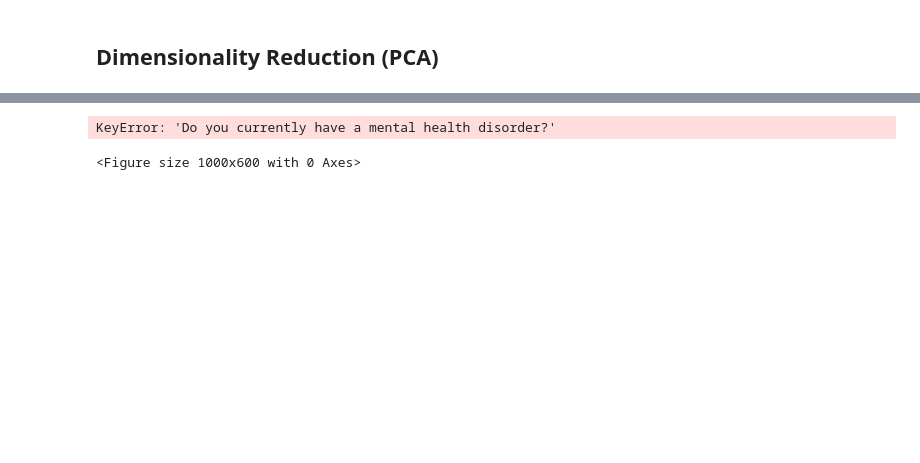
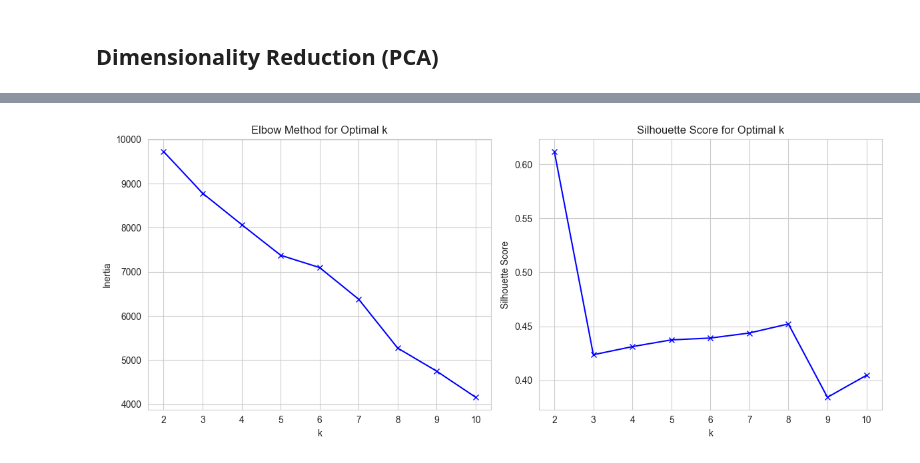
Before and after one commit to KonradKlein91/ml_unservised_learning, a Jupyter notebook: main.ipynb, the cells around one changed output, grey strips where cells are left out. Saved outputs shown, nothing was run; the diff lists cells and outputs as text; code cells hidden in the pictures; blank space fills up the shorter version.

Commit message:
add pca and clustering

```diff
--- a/main.ipynb
+++ b/main.ipynb
@@ -1354,11 +1264,0 @@ Statistics have been saved to 'dataset_statistics.txt'
-# %%
-# 1. Bar plot: Mental health condition distribution
-plt.figure(figsize=(10, 6))
-df['Do you currently have a mental health disorder?'].value_counts().plot(kind='bar')
-plt.title('Distribution of Mental Health Conditions')
-plt.xlabel('Response')
-plt.ylabel('Count')
-plt.show()
-# %% [output]
-KeyError: 'Do you currently have a mental health disorder?'
-<Figure size 1000x600 with 0 Axes>
@@ -1420,0 +1265,37 @@ plt.show()
+# %%
+## Dimensionality Reduction
+# Reduce the dataset to 14 principal components
+pca_14 = PCA(n_components=14)
+X_pca_14 = pca_14.fit_transform(X_std)
+# %%
+## Find the optimal number of clusters using the Elbow method and Silhouette score
+# Elbow method
+inertias = []
+silhouette_scores = []
+K = range(2, 11)
+
+for k in K:
+    kmeans = KMeans(n_clusters=k, random_state=42)
+    kmeans.fit(X_pca_14)
+    inertias.append(kmeans.inertia_)
+    silhouette_scores.append(silhouette_score(X_pca_14, kmeans.labels_))
+
+# Plot elbow curve
+plt.figure(figsize=(12, 5))
+plt.subplot(1, 2, 1)
+plt.plot(K, inertias, 'bx-')
+plt.xlabel('k')
+plt.ylabel('Inertia')
+plt.title('Elbow Method for Optimal k')
+
+# Plot silhouette scores
+plt.subplot(1, 2, 2)
+plt.plot(K, silhouette_scores, 'bx-')
+plt.xlabel('k')
+plt.ylabel('Silhouette Score')
+plt.title('Silhouette Score for Optimal k')
+
+plt.tight_layout()
+plt.show()
+# %% [output]
+[figure, added]
```
Also changed, not shown: parts of 25 cells of this notebook.
